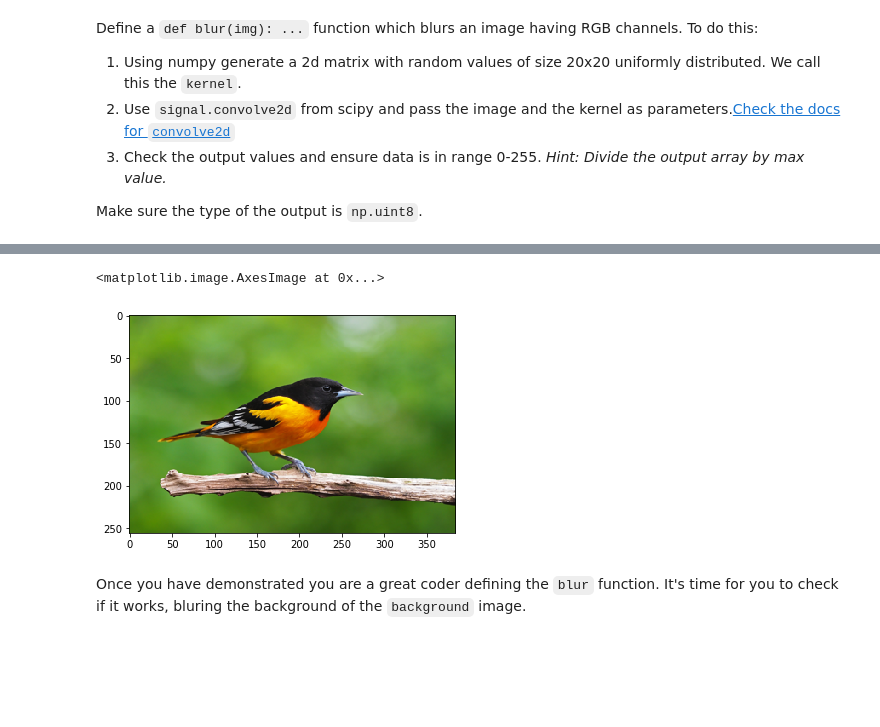
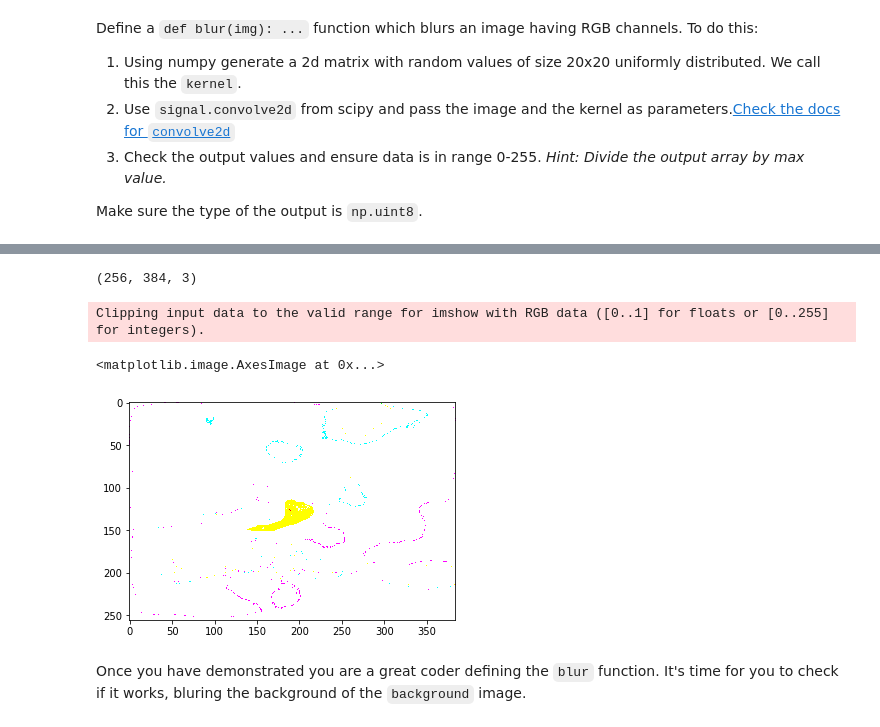
Before and after one commit to blancalluch/ImageSegmentation, a Jupyter notebook: main.ipynb, the cells around one changed output, grey strips where cells are left out. Drawn from its saved outputs; the diff is of its cells as text; code cells hidden in the pictures; blank space fills up the shorter version.

```diff
--- a/main.ipynb
+++ b/main.ipynb
@@ -258,6 +258,24 @@ Make sure the type of the output is `np.uint8`.
 # %%
 from scipy.signal import convolve
 # %%
-kernel = np.random.rand(20,20,3)
+imgArr = np.array(img)
+kernel = np.random.rand(20,20)
 kernel.shape
 conv = convolve(img, kernel, mode='same')
+conv_corr = conv / conv.max()
+blur = np.abs(conv_corr)
+# %%
+
+
+red = imgArr[:,:,0]
+green = imgArr[:,:,1]
+blue = imgArr[:,:,2]
+colors = [red,green,blue]
+kernel = np.random.rand(20,20)
+new_layers = []
+for layer in colors:
+    conv = convolve2d(layer, kernel, mode='same')
+    conv_corr = (conv / conv.max())*256
+    blur = np.absolute(conv_corr)
+    final = np.add(blur, layer).astype('uint8')
+    new_layers.append(final)
@@ -264,8 +304,18 @@ conv = convolve(img, kernel, mode='same')
+# %%
+empty = np.empty((256, 384, 3))
+empty[:,:,0] = new_layers[0]
+empty[:,:,1] = new_layers[1]
+empty[:,:,2] = new_layers[2]
+# %%
+empty.shape
+# %% [output]
+(256, 384, 3)
 # %%
-plt.imshow(img)
+plt.imshow(empty)
 # %% [output]
-<matplotlib.image.AxesImage at 0x...>
+Clipping input data to the valid range for imshow with RGB data ([0..1] for floats or [0..255] for integers).
+<matplotlib.image.AxesImage at 0x...>
-[figure, old version]
+[figure, new version]
 # %% [markdown]
 Once you have demonstrated you are a great coder defining the `blur` function. It's time for you to check if it works, bluring the background of the `background` image.
 # %%
```
Also changed, not shown: parts of 4 cells of this notebook.
